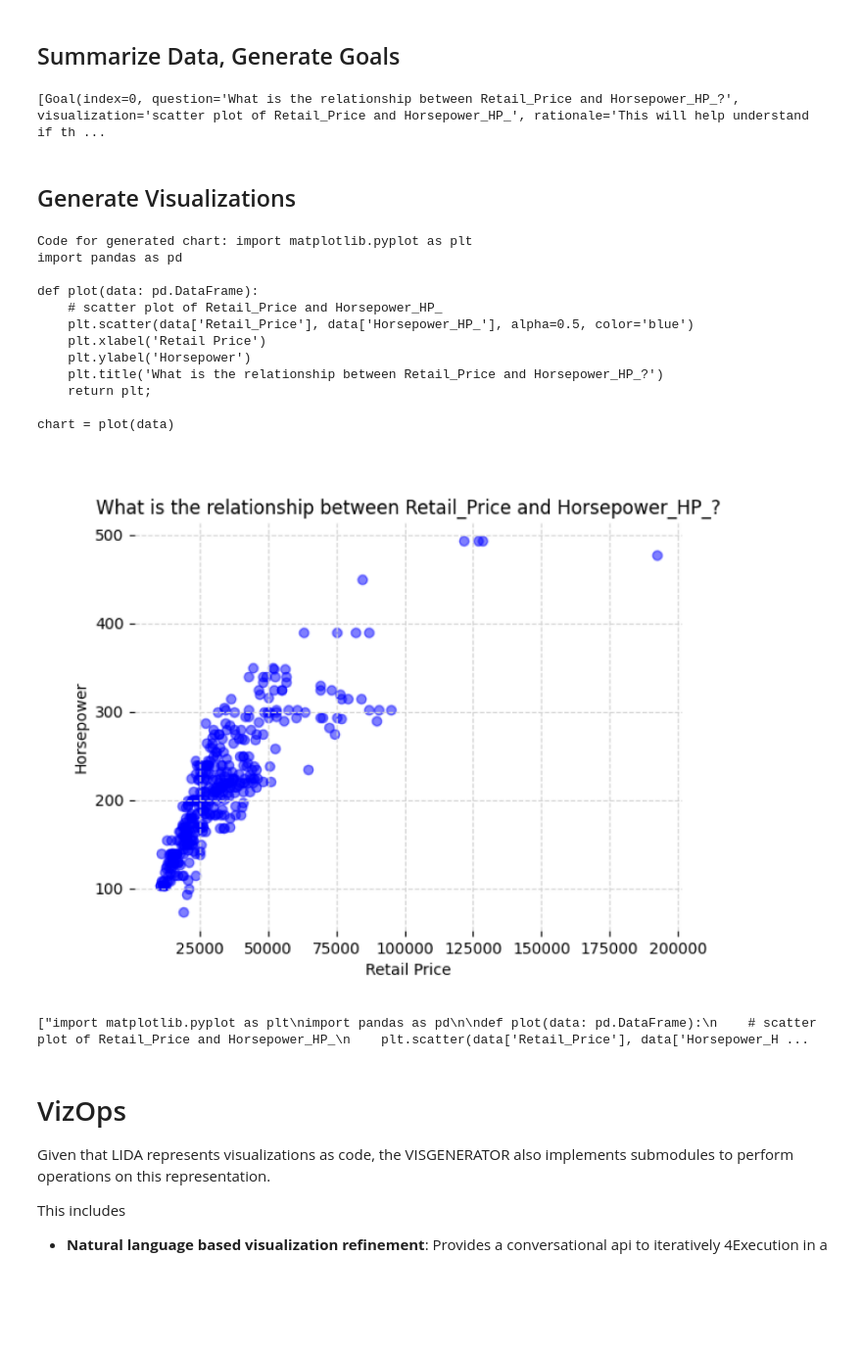
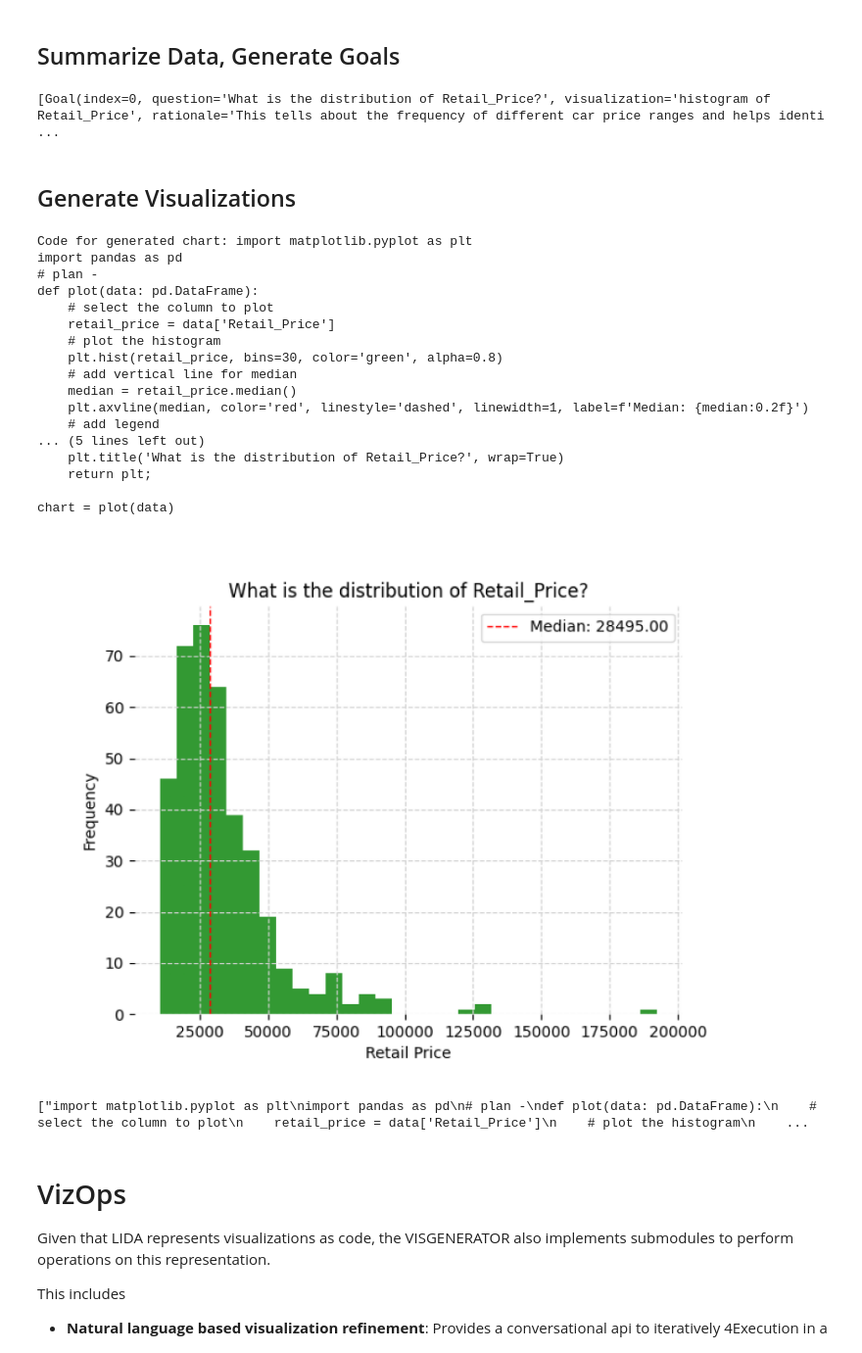
Before and after one commit to microsoft/lida, a Jupyter notebook: notebooks/tutorial.ipynb, the cells around one changed output. Shown: that part at 98% size. Cells and saved outputs as stored; diff of their text form; code cells hidden in the pictures; blank space fills up the shorter version.

```diff
--- a/notebooks/tutorial.ipynb
+++ b/notebooks/tutorial.ipynb
@@ -18,40 +18,45 @@ lida = Manager(text_gen = llm("openai")) # or llm("palm") etc
 textgen_config = TextGenerationConfig(n=1, temperature=0.5, use_cache=True, max_tokens=1000)
 
 summary = lida.summarize("https://raw.githubusercontent.com/uwdata/draco/master/data/cars.csv", enrich=False, textgen_config=textgen_config)
-goals = lida.generate_goals(summary, n=2, textgen_config=textgen_config)
+goals = lida.goals(summary, n=2, textgen_config=textgen_config)
 print(goals)
 # %% [output]
-[Goal(index=0, question='What is the relationship between Retail_Price and Horsepower_HP_?', visualization='scatter plot of Retail_Price and Horsepower_HP_', rationale='This will help understand if th ...
+[Goal(index=0, question='What is the distribution of Retail_Price?', visualization='histogram of Retail_Price', rationale='This tells about the frequency of different car price ranges and helps identi ...
 # %% [markdown]
 ## Generate Visualizations
 # %%
 i = 0
 library = "matplotlib"
 textgen_config = TextGenerationConfig(n=1, temperature=0, use_cache=True, max_tokens=2000)
-vis_specs = lida.generate_viz(summary=summary, goal=goals[i], textgen_config=textgen_config, library=library)
-charts = lida.execute_viz(code_specs=vis_specs, data=lida.data, summary=summary, library=library )
+vis_specs = lida.visualize(summary=summary, goal=goals[i], textgen_config=textgen_config, library=library)
+charts = lida.execute(code_specs=vis_specs, data=lida.data, summary=summary, library=library )
 print("Code for generated chart:", charts[0].code)
 
 # plot raster image of chart
 plot_raster(charts[0].raster)
 # %% [output]
 Code for generated chart: import matplotlib.pyplot as plt
 import pandas as pd
-
+# plan -
 def plot(data: pd.DataFrame):
-    # scatter plot of Retail_Price and Horsepower_HP_
-    plt.scatter(data['Retail_Price'], data['Horsepower_HP_'], alpha=0.5, color='blue')
-    plt.xlabel('Retail Price')
-    plt.ylabel('Horsepower')
-    plt.title('What is the relationship between Retail_Price and Horsepower_HP_?')
+    # select the column to plot
+    retail_price = data['Retail_Price']
+    # plot the histogram
+    plt.hist(retail_price, bins=30, color='green', alpha=0.8)
+    # add vertical line for median
+    median = retail_price.median()
+    plt.axvline(median, color='red', linestyle='dashed', linewidth=1, label=f'Median: {median:0.2f}')
+    # add legend
+... (5 lines left out)
+    plt.title('What is the distribution of Retail_Price?', wrap=True)
     return plt;
 
 chart = plot(data)
-[figure, old version]
+[figure, new version]
 # %%
 vis_specs
 # %% [output]
-["import matplotlib.pyplot as plt\nimport pandas as pd\n\ndef plot(data: pd.DataFrame):\n    # scatter plot of Retail_Price and Horsepower_HP_\n    plt.scatter(data['Retail_Price'], data['Horsepower_H ...
+["import matplotlib.pyplot as plt\nimport pandas as pd\n# plan -\ndef plot(data: pd.DataFrame):\n    # select the column to plot\n    retail_price = data['Retail_Price']\n    # plot the histogram\n    ...
 # %% [markdown]
 # VizOps
 
```
Also changed, not shown: parts of 11 cells of this notebook, 4 other files.
